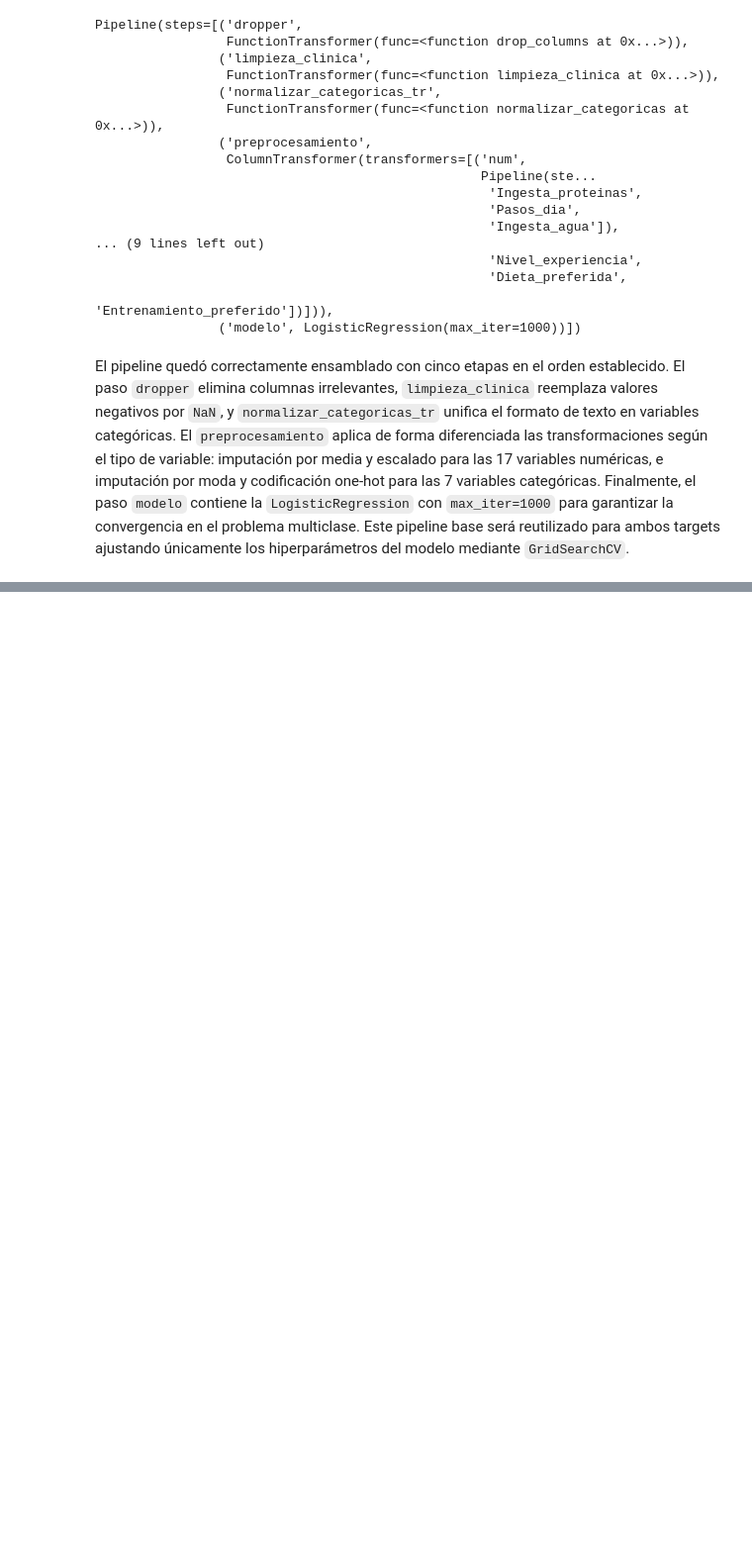
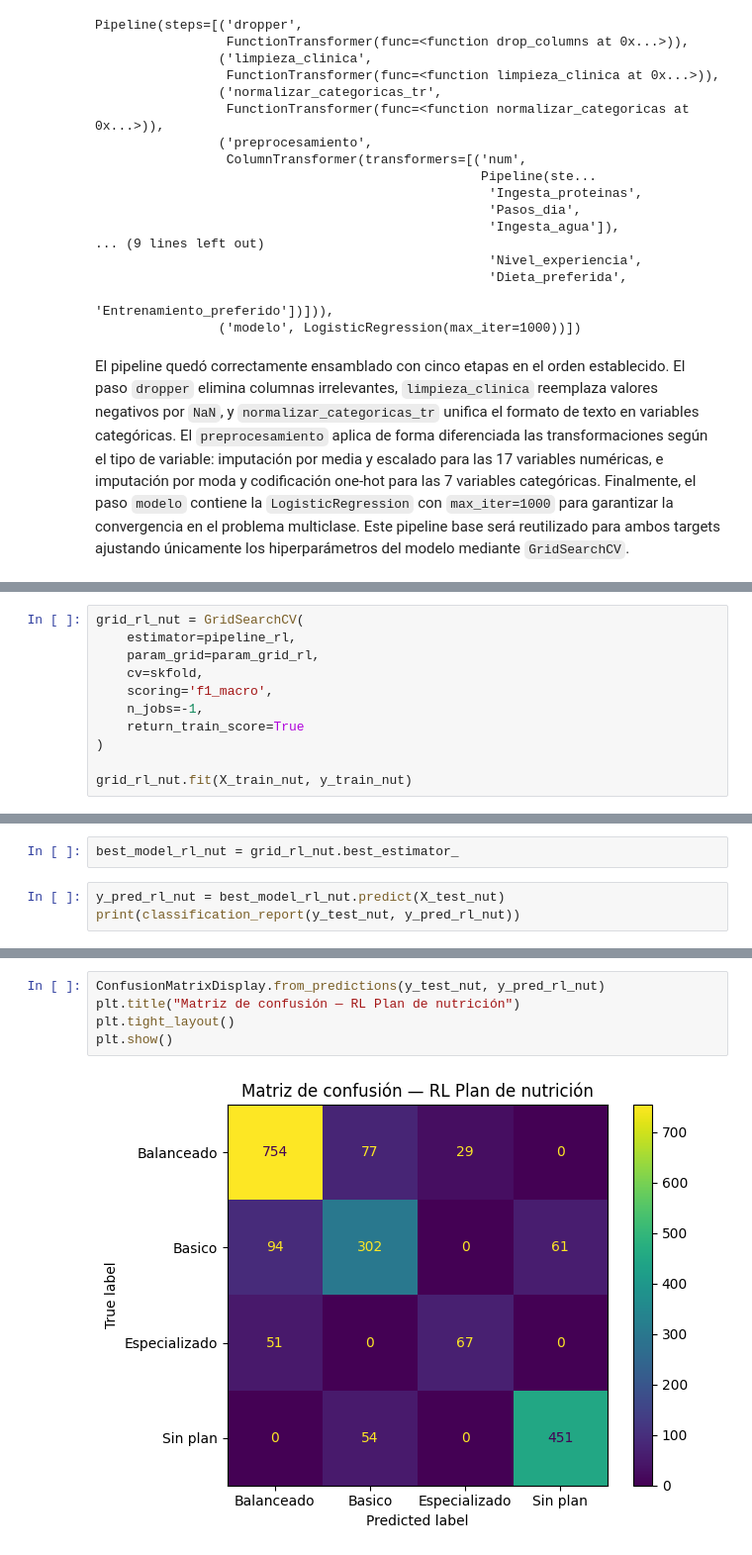
Before and after one commit to jcamilc17/Laboratorio_3-ML, a Jupyter notebook: Laboratorio3.ipynb, the cells around one changed output, grey strips where cells are left out. Shown at 99% size. Cells and saved outputs as stored; diff of their text form; blank space fills up the shorter version.

```diff
--- a/Laboratorio3.ipynb
+++ b/Laboratorio3.ipynb
@@ -508,0 +505,11 @@ modelo_cargado = joblib.load("modelo_regresion_logistica.joblib")
+# %%
+grid_rl_nut = GridSearchCV(
+    estimator=pipeline_rl,
+    param_grid=param_grid_rl,
+    cv=skfold,
+    scoring='f1_macro',
+    n_jobs=-1,
+    return_train_score=True
+)
+
+grid_rl_nut.fit(X_train_nut, y_train_nut)
@@ -508,0 +568,5 @@ modelo_cargado = joblib.load("modelo_regresion_logistica.joblib")
+# %%
+best_model_rl_nut = grid_rl_nut.best_estimator_
+# %%
+y_pred_rl_nut = best_model_rl_nut.predict(X_test_nut)
+print(classification_report(y_test_nut, y_pred_rl_nut))
@@ -508,0 +584,7 @@ modelo_cargado = joblib.load("modelo_regresion_logistica.joblib")
+# %%
+ConfusionMatrixDisplay.from_predictions(y_test_nut, y_pred_rl_nut)
+plt.title("Matriz de confusión — RL Plan de nutrición")
+plt.tight_layout()
+plt.show()
+# %% [output]
+[figure, added]
```
Also changed, not shown: parts of 107 cells of this notebook, 2 other files.
